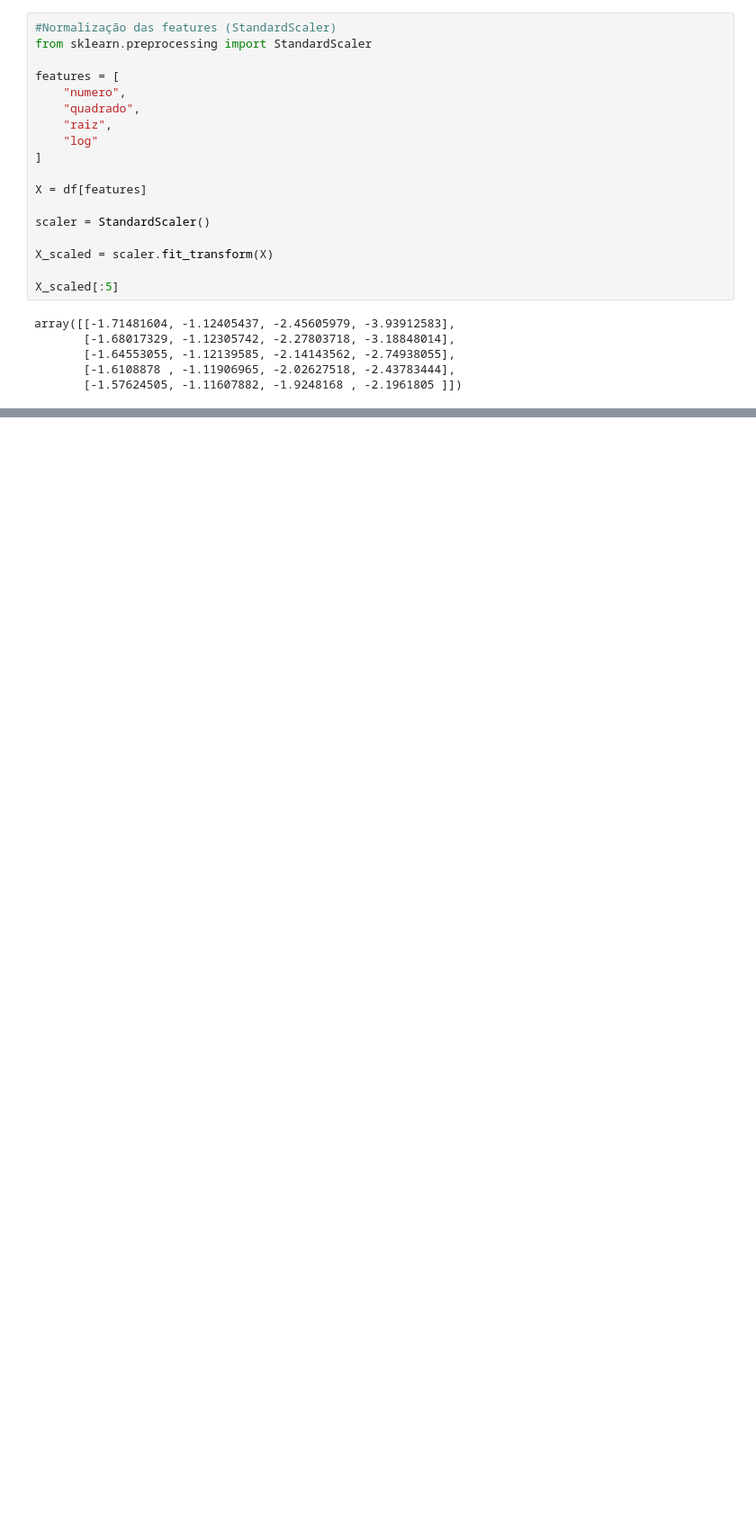
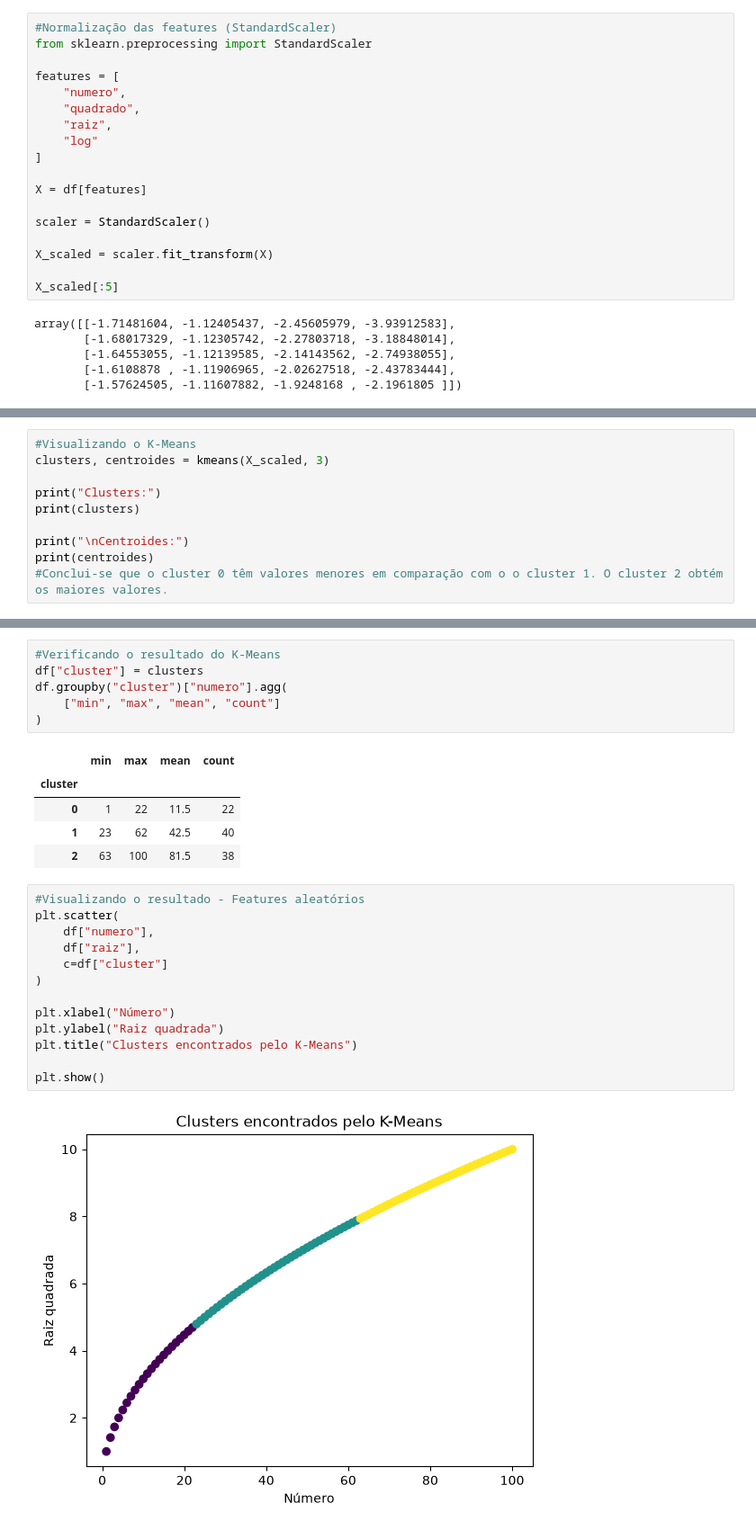
Before and after one commit to pedrohenriq1919-prog/kmeans-matematica, a Jupyter notebook: notebooks/kmeans_matematica.ipynb, the cells around one changed output, grey strips where cells are left out. Shown at 90% size. Drawn from its saved outputs; the diff is of its cells as text; blank space fills up the shorter version.

```diff
--- a/notebooks/kmeans_matematica.ipynb
+++ b/notebooks/kmeans_matematica.ipynb
@@ -113,0 +173,10 @@ distancia(a, b)
+# %%
+#Visualizando o K-Means
+clusters, centroides = kmeans(X_scaled, 3)
+
+print("Clusters:")
+print(clusters)
+
+print("\nCentroides:")
+print(centroides)
+#Conclui-se que o cluster 0 têm valores menores em comparação com o o cluster 1. O cluster 2 obtém os maiores valores.
@@ -113,0 +193,27 @@ distancia(a, b)
+# %%
+#Verificando o resultado do K-Means
+df["cluster"] = clusters
+df.groupby("cluster")["numero"].agg(
+    ["min", "max", "mean", "count"]
+)
+# %% [output]
+|  | min | max | mean | count |
+| cluster |  |  |  |  |
+| 0 | 1 | 22 | 11.5 | 22 |
+| 1 | 23 | 62 | 42.5 | 40 |
+| 2 | 63 | 100 | 81.5 | 38 |
+# %%
+#Visualizando o resultado - Features aleatórios
+plt.scatter(
+    df["numero"],
+    df["raiz"],
+    c=df["cluster"]
+)
+
+plt.xlabel("Número")
+plt.ylabel("Raiz quadrada")
+plt.title("Clusters encontrados pelo K-Means")
+
+plt.show()
+# %% [output]
+[figure, added]
```
Also changed, not shown: parts of 9 cells of this notebook.
